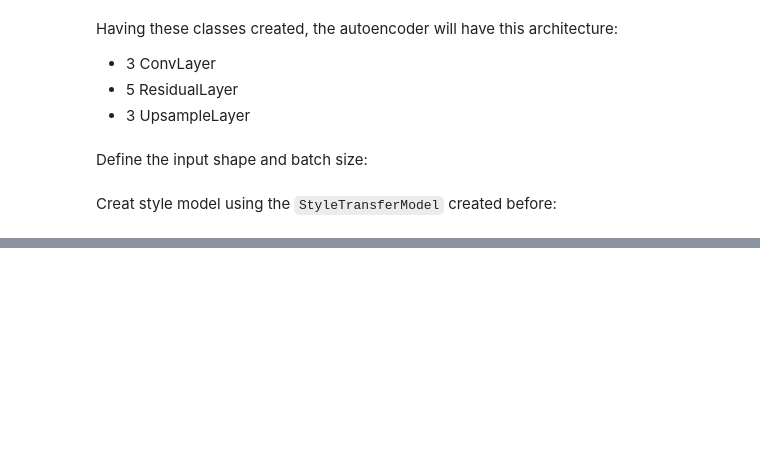
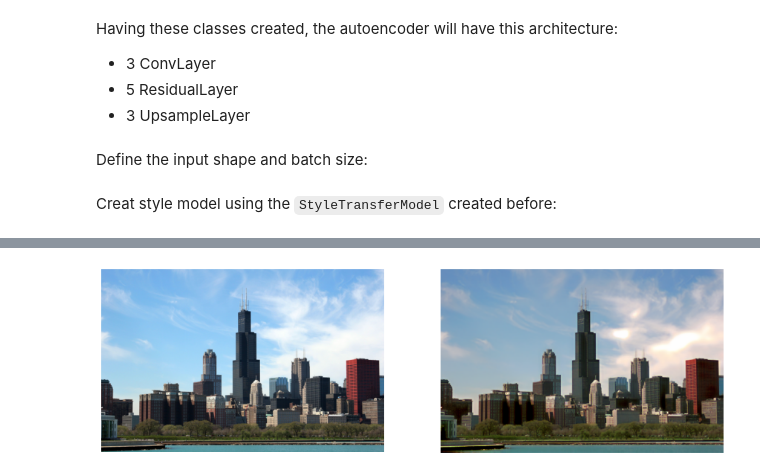
Before and after one commit to Simodiri/Vision-Perception, a Jupyter notebook: Fast_Style_Transfer.ipynb, the cells around one changed output, grey strips where cells are left out. Cells and saved outputs as stored; diff of their text form; code cells hidden in the pictures; blank space fills up the shorter version.

```diff
--- a/Fast_Style_Transfer.ipynb
+++ b/Fast_Style_Transfer.ipynb
@@ -333,0 +1062,8 @@ style_model.print_shape(tf.zeros(shape=(1,*input_shape))) #check input shape and
+# %%
+test_image_url="https://hips.hearstapps.com/hmg-prod.s3.amazonaws.com/images/chicago-skyline-on-a-clear-day-royalty-free-image-115891582-1557159569.jpg"
+test_image=load_url_image(test_image_url,dim=(640,480))
+#test_iamge_path="/gdrive/MyDrive/StyleCLIP/IMG_9068.JPG"
+#test_image=load_path_image(test_iamge_path,dim=(640,480))
+test_image=np.expand_dims(test_image,axis=0)
+
+test_image=test_image.astype(np.float32)
@@ -333,0 +1072,13 @@ style_model.print_shape(tf.zeros(shape=(1,*input_shape))) #check input shape and
+# %%
+predicted_image=style_model(test_image)
+predicted_image=np.clip(predicted_image,0,255)
+predicted_image=predicted_image.astype(np.uint8)
+
+test_output=test_image.astype(np.uint8)
+test_output=tf.squeeze(test_output).numpy()
+predicted_output=tf.squeeze(predicted_image).numpy()
+# %%
+#Plot the result
+plot_images_grid([test_output,predicted_output])
+# %% [output]
+[figure, added]
```
Also changed, not shown: parts of 62 cells of this notebook.
